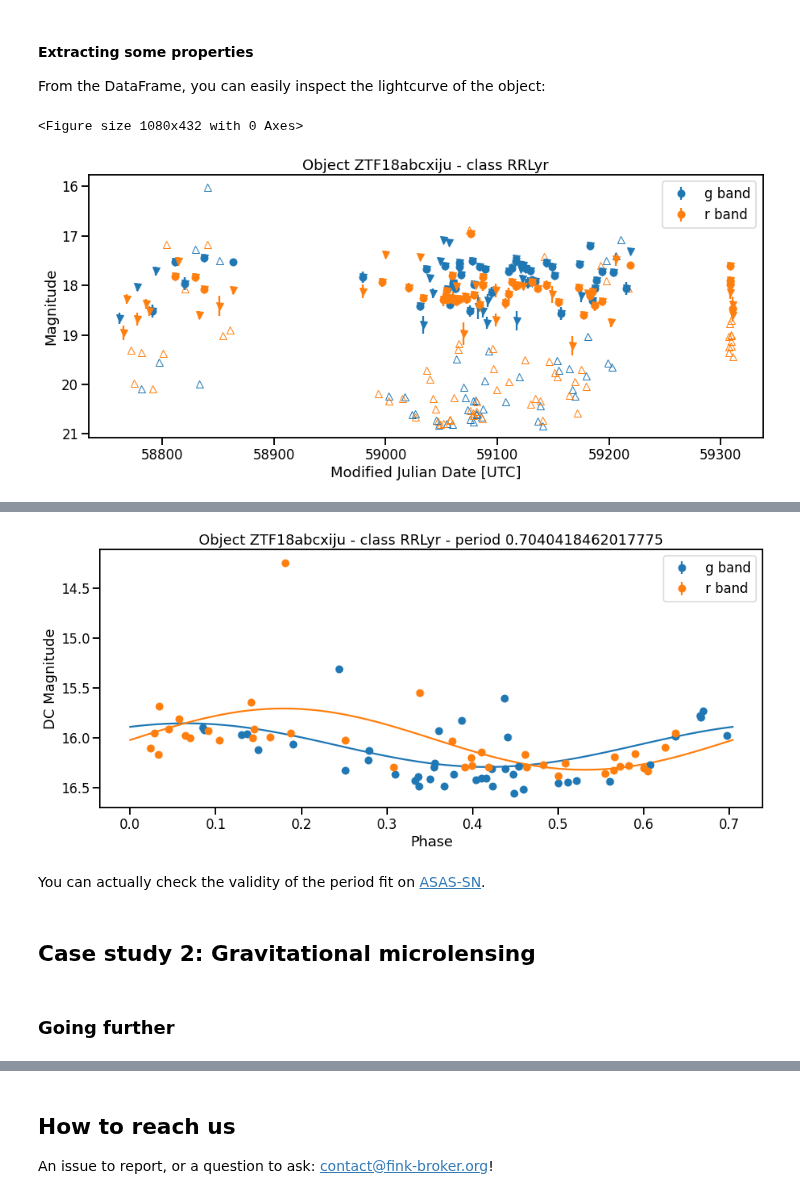
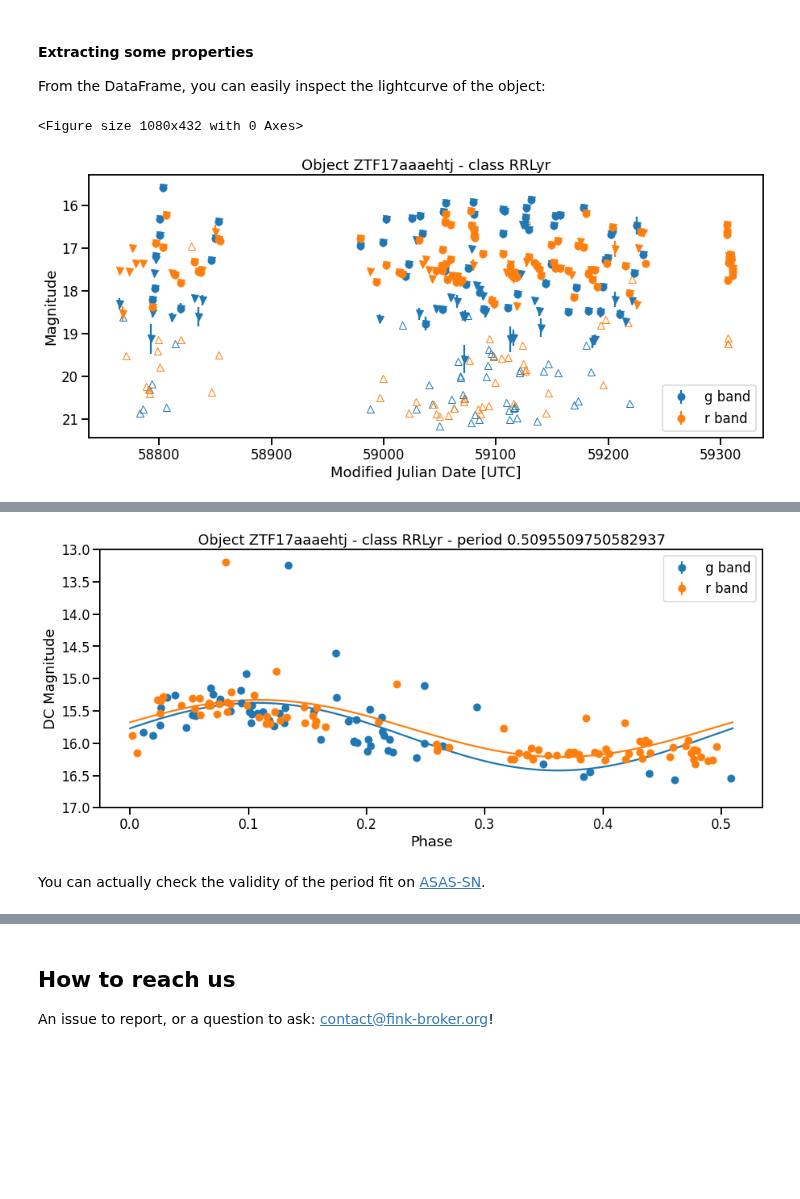
Before and after one commit to astrolabsoftware/fink-tutorials, a Jupyter notebook: galactic/galactic.ipynb, the cells around one changed output, grey strips where cells are left out. Saved outputs shown, nothing was run; the diff lists cells and outputs as text; code cells hidden in the pictures; blank space fills up the shorter version.

Commit message:
Update galactic notebook with microlensing

```diff
--- a/galactic/galactic.ipynb
+++ b/galactic/galactic.ipynb
@@ -72,11 +84,10 @@ You will get a pandas DataFrame containing, whose rows are alerts from the Fink
 
 The `latests` service will give you latests alerts associated to a particular class, but you will not have the full photometry of each object. For this, you can query the `objects` service using a previously returned `objectId`:
 # %%
-# Get latests 100 alerts associated to RRLyr
 r = requests.post(
   'http://134.158.75.151:24000/api/v1/objects',
   json={
-    'objectId': pdf_rrlyr['i:objectId'].values[0],
+    'objectId': 'ZTF17aaaehtj',
     'withupperlim': 'True',
   }
 )
@@ -136,7 +147,7 @@ plt.xlabel('Modified Julian Date [UTC]')
 plt.ylabel('Magnitude');
 # %% [output]
 <Figure size 1080x432 with 0 Axes>
-[figure, old version]
+[figure, new version]
 # %% [markdown]
 #### Extracting period
 
@@ -186,37 +197,34 @@ tfit = np.linspace(0, period, 100)
 fig = plt.figure(figsize=(15, 6))
 
 colordic = {1: 'C0', 2: 'C1'}
 filtdic = {1: 'g', 2: 'r'}
 
 for filt in np.unique(pdf_rrlyr_phot['i:fid']):
     maskFilt = pdf_rrlyr_phot[maskValid]['i:fid'] == filt
     plt.errorbar(
         phase[maskFilt],
         mag_dc[maskFilt],
         err_dc[maskFilt],
         ls = '', marker='o', color=colordic[filt],
         label='{} band'.format(filtdic[filt])
     )
 
     plt.plot(tfit, model.predict(tfit, period=period, filts=filt))
 
+plt.ylim(13, 17)
 plt.gca().invert_yaxis()
 plt.legend()
 plt.title(
     'Object {} - class {} - period {}'.format(
         pdf_rrlyr_phot['i:objectId'].values[0],
         pdf_rrlyr_phot['d:cdsxmatch'].values[0],
         period
     )
 )
 plt.xlabel('Phase')
 plt.ylabel('DC Magnitude');
 plt.show()
 # %% [output]
-[figure, old version]
+[figure, new version]
 # %% [markdown]
 You can actually check the validity of the period fit on [ASAS-SN](https://asas-sn.osu.edu/variables?ra=346.7715507&dec=31.7946076&radius=0.5&vmag_min=&vmag_max=&amplitude_min=&amplitude_max=&period_min=&period_max=&lksl_min=&lksl_max=&class_prob_min=&class_prob_max=&parallax_over_err_min=&parallax_over_err_max=&name=&references[]=I&references[]=II&references[]=III&references[]=IV&references[]=V&references[]=VI&sort_by=raj2000&sort_order=asc&show_non_periodic=true&show_without_class=true&asassn_discov_only=false&).
-# %% [markdown]
-## Case study 2: Gravitational microlensing
-# %% [markdown]
-### Going further
```
Also changed, not shown: parts of 22 cells of this notebook, 1 other file.
